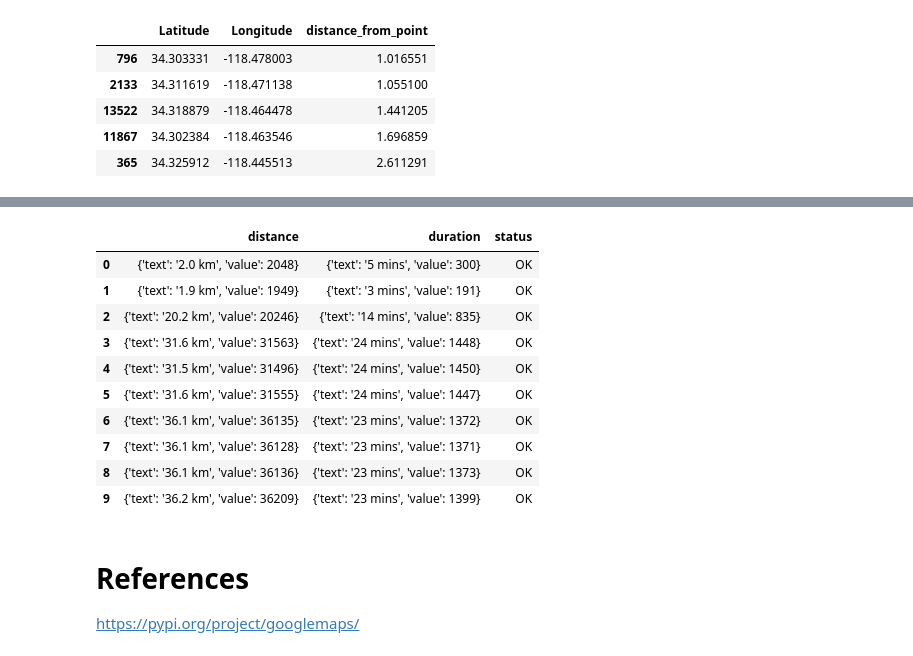
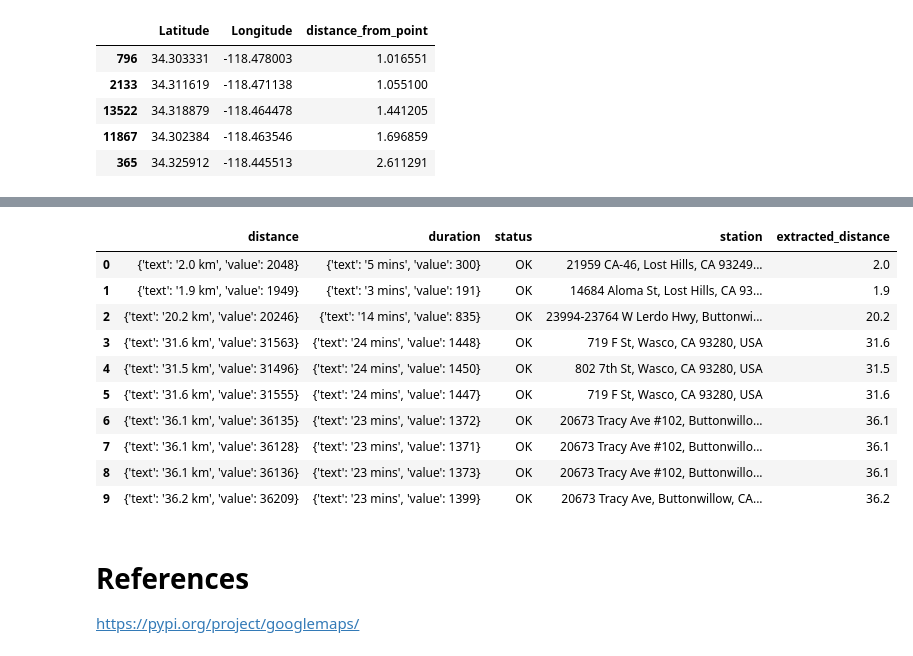
Before and after one commit to kyledbrooks/dsci560-project, a Jupyter notebook: notebooks/optimal_routing.ipynb, the cells around one changed output, grey strips where cells are left out. Drawn from its saved outputs; the diff is of its cells as text; code cells hidden in the pictures.

```diff
--- a/notebooks/optimal_routing.ipynb
+++ b/notebooks/optimal_routing.ipynb
@@ -351,23 +406,24 @@ test = {'destination_addresses': ['21959 CA-46, Lost Hills, CA 93249, USA', '146
 # test['destination_addresses']
 # test['origin_addresses']
 
 result = pd.DataFrame(test['rows'][0]['elements'])
-# result['station'] = test['destination_addresses']
-# result['extracted_distance'] = result.apply(lambda x: float(x['distance'].split(' ')[0]))
-# result['elements'][1]['distance']['text']
+result['station'] = test['destination_addresses']
+result['extracted_distance'] = result['distance'].apply(lambda x: float(x['text'].split(' ')[0]))
+
+
 result
 # %% [output]
-|  | distance | duration | status |
-| 0 | {'text': '2.0 km', 'value': 2048} | {'text': '5 mins', 'value': 300} | OK |
-| 1 | {'text': '1.9 km', 'value': 1949} | {'text': '3 mins', 'value': 191} | OK |
-| 2 | {'text': '20.2 km', 'value': 20246} | {'text': '14 mins', 'value': 835} | OK |
-| 3 | {'text': '31.6 km', 'value': 31563} | {'text': '24 mins', 'value': 1448} | OK |
-| 4 | {'text': '31.5 km', 'value': 31496} | {'text': '24 mins', 'value': 1450} | OK |
-| 5 | {'text': '31.6 km', 'value': 31555} | {'text': '24 mins', 'value': 1447} | OK |
-| 6 | {'text': '36.1 km', 'value': 36135} | {'text': '23 mins', 'value': 1372} | OK |
-| 7 | {'text': '36.1 km', 'value': 36128} | {'text': '23 mins', 'value': 1371} | OK |
-| 8 | {'text': '36.1 km', 'value': 36136} | {'text': '23 mins', 'value': 1373} | OK |
-| 9 | {'text': '36.2 km', 'value': 36209} | {'text': '23 mins', 'value': 1399} | OK |
+|  | distance | duration | status | station | extracted_distance |
+| 0 | {'text': '2.0 km', 'value': 2048} | {'text': '5 mins', 'value': 300} | OK | 21959 CA-46, Lost Hills, CA 93249... | 2.0 |
+| 1 | {'text': '1.9 km', 'value': 1949} | {'text': '3 mins', 'value': 191} | OK | 14684 Aloma St, Lost Hills, CA 93... | 1.9 |
+| 2 | {'text': '20.2 km', 'value': 20246} | {'text': '14 mins', 'value': 835} | OK | 23994-23764 W Lerdo Hwy, Buttonwi... | 20.2 |
+| 3 | {'text': '31.6 km', 'value': 31563} | {'text': '24 mins', 'value': 1448} | OK | 719 F St, Wasco, CA 93280, USA | 31.6 |
+| 4 | {'text': '31.5 km', 'value': 31496} | {'text': '24 mins', 'value': 1450} | OK | 802 7th St, Wasco, CA 93280, USA | 31.5 |
+| 5 | {'text': '31.6 km', 'value': 31555} | {'text': '24 mins', 'value': 1447} | OK | 719 F St, Wasco, CA 93280, USA | 31.6 |
+| 6 | {'text': '36.1 km', 'value': 36135} | {'text': '23 mins', 'value': 1372} | OK | 20673 Tracy Ave #102, Buttonwillo... | 36.1 |
+| 7 | {'text': '36.1 km', 'value': 36128} | {'text': '23 mins', 'value': 1371} | OK | 20673 Tracy Ave #102, Buttonwillo... | 36.1 |
+| 8 | {'text': '36.1 km', 'value': 36136} | {'text': '23 mins', 'value': 1373} | OK | 20673 Tracy Ave #102, Buttonwillo... | 36.1 |
+| 9 | {'text': '36.2 km', 'value': 36209} | {'text': '23 mins', 'value': 1399} | OK | 20673 Tracy Ave, Buttonwillow, CA... | 36.2 |
 # %%
 # with open('test.txt', 'w') as f:
 #     f.write(str(directions_result))
```
Also changed, not shown: parts of 3 cells of this notebook.
